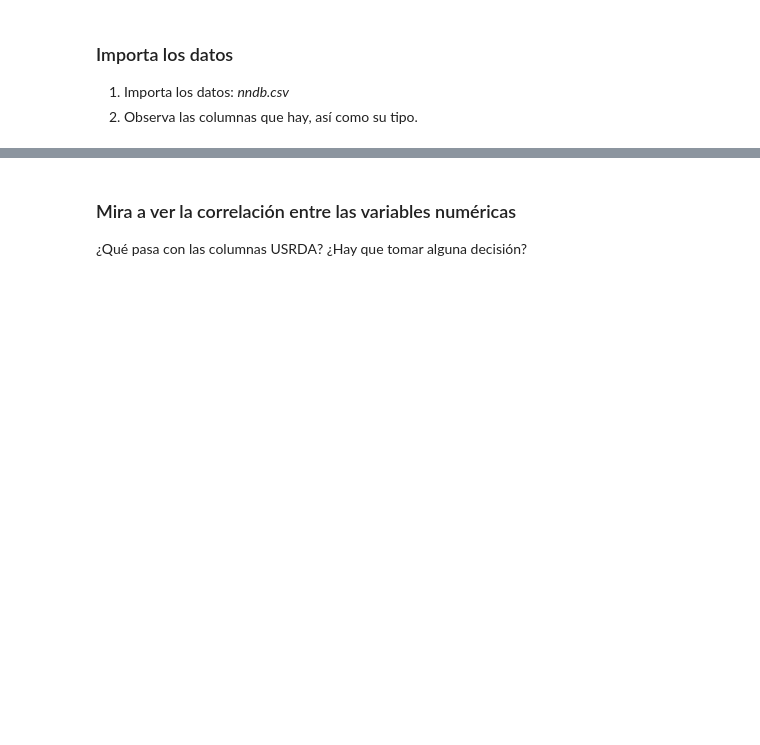
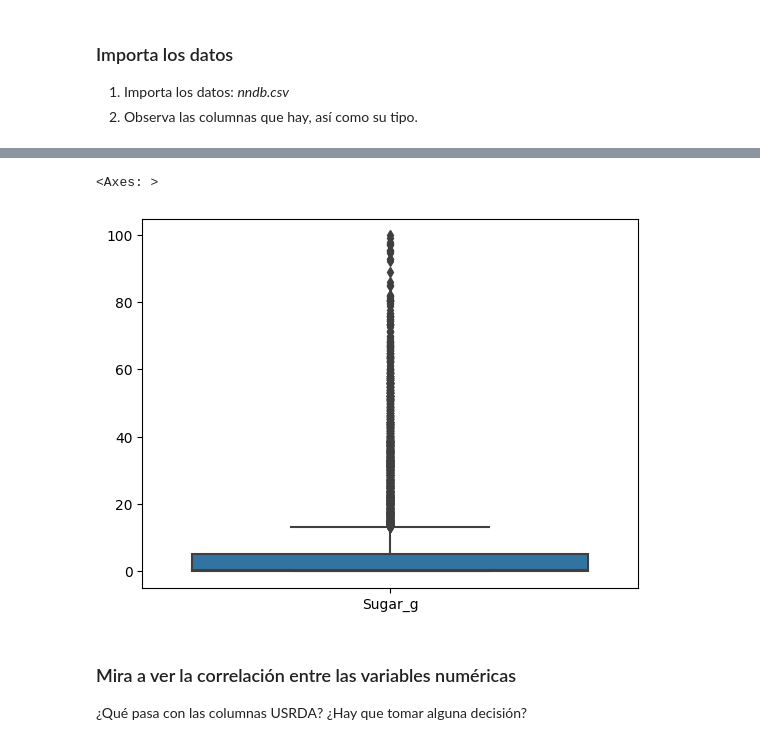
Before and after one commit to MNievas12/2409_dsft_thebridge, a Jupyter notebook: 3-Machine_Learning/2-No_Supervisado/2-PCA/Practica/1_Nutrition PCA.ipynb, the cells around one changed output, grey strips where cells are left out. Saved outputs shown, nothing was run; the diff lists cells and outputs as text; code cells hidden in the pictures; blank space fills up the shorter version.

```diff
--- a/3-Machine_Learning/2-No_Supervisado/2-PCA/Practica/1_Nutrition PCA.ipynb
+++ b/3-Machine_Learning/2-No_Supervisado/2-PCA/Practica/1_Nutrition PCA.ipynb
@@ -10,3 +73,8 @@ Importa las librerías necesarias
+# %%
+sns.boxplot(df[['Sugar_g']])
+# %% [output]
+<Axes: >
+[figure, added]
 # %% [markdown]
 ### Mira a ver la correlación entre las variables numéricas
 ¿Qué pasa con las columnas USRDA? ¿Hay que tomar alguna decisión?
```
Also changed, not shown: parts of 29 cells of this notebook, 2 other files.
